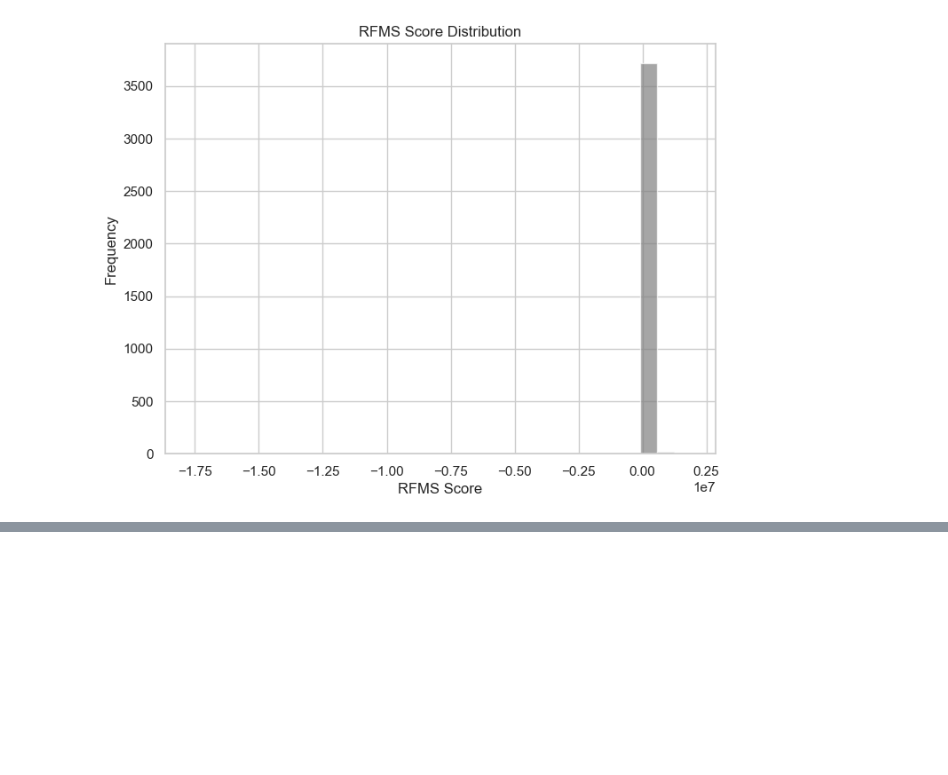
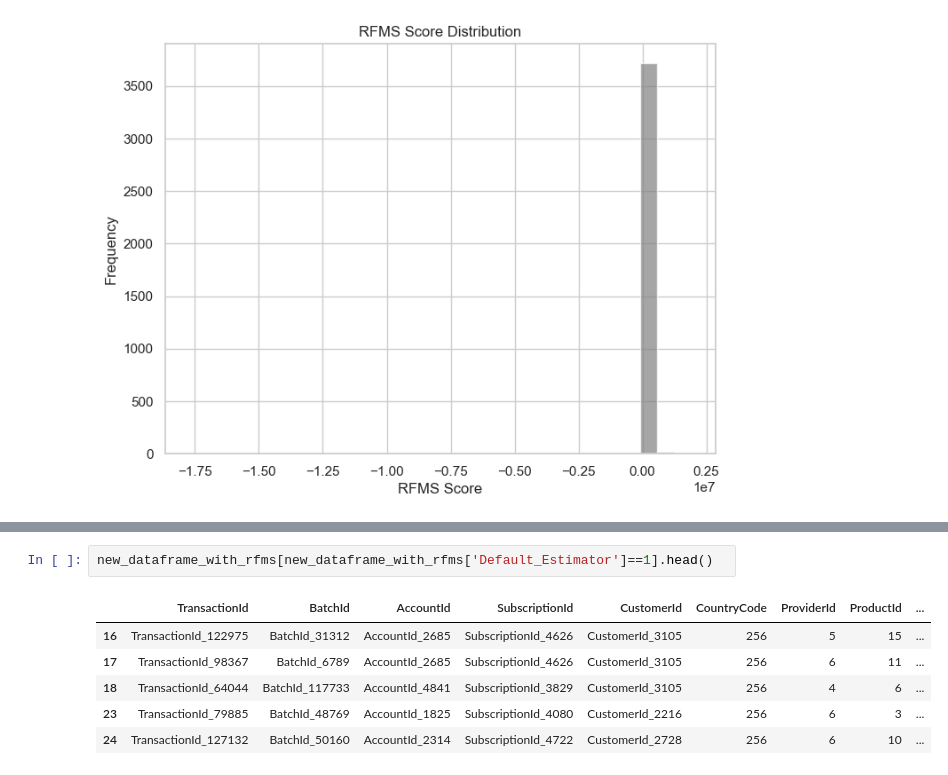
Before and after one commit to hanaDemma/Credit-Scoring_and_Risk-Analysis-week-6, a Jupyter notebook: notebooks/exploratory_analysis.ipynb, the cells around one changed output, grey strips where cells are left out. Saved outputs shown, nothing was run; the diff lists cells and outputs as text; blank space fills up the shorter version.

```diff
--- a/notebooks/exploratory_analysis.ipynb
+++ b/notebooks/exploratory_analysis.ipynb
@@ -521,0 +599,9 @@ visualizeRFMSscore(rfms_new_dataframe_encoded)
+# %%
+new_dataframe_with_rfms[new_dataframe_with_rfms['Default_Estimator']==1].head()
+# %% [output]
+|  | TransactionId | BatchId | AccountId | SubscriptionId | CustomerId | CountryCode | ProviderId | ProductId | ... |
+| 16 | TransactionId_122975 | BatchId_31312 | AccountId_2685 | SubscriptionId_4626 | CustomerId_3105 | 256 | 5 | 15 | ... |
+| 17 | TransactionId_98367 | BatchId_6789 | AccountId_2685 | SubscriptionId_4626 | CustomerId_3105 | 256 | 6 | 11 | ... |
+| 18 | TransactionId_64044 | BatchId_117733 | AccountId_4841 | SubscriptionId_3829 | CustomerId_3105 | 256 | 4 | 6 | ... |
+| 23 | TransactionId_79885 | BatchId_48769 | AccountId_1825 | SubscriptionId_4080 | CustomerId_2216 | 256 | 6 | 3 | ... |
+| 24 | TransactionId_127132 | BatchId_50160 | AccountId_2314 | SubscriptionId_4722 | CustomerId_2728 | 256 | 6 | 10 | ... |
```
Also changed, not shown: parts of 7 cells of this notebook, 1 other file.
